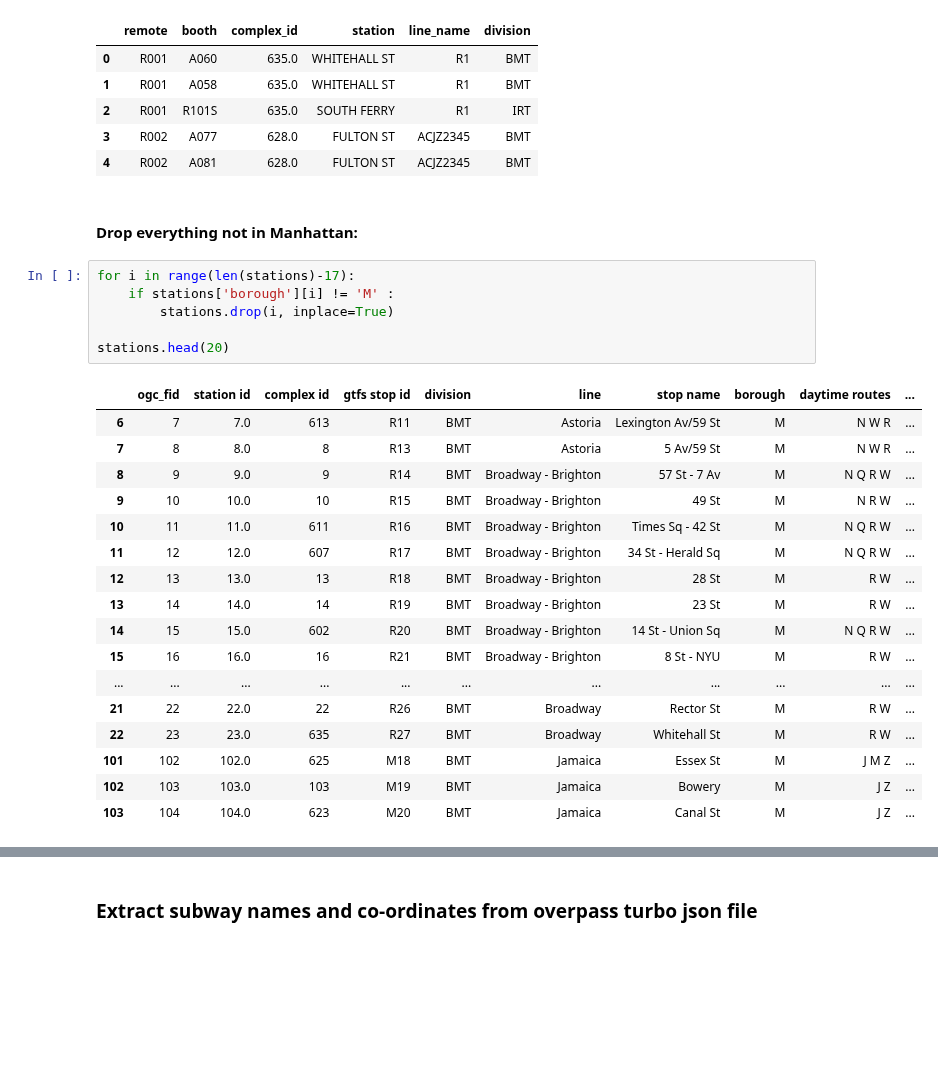
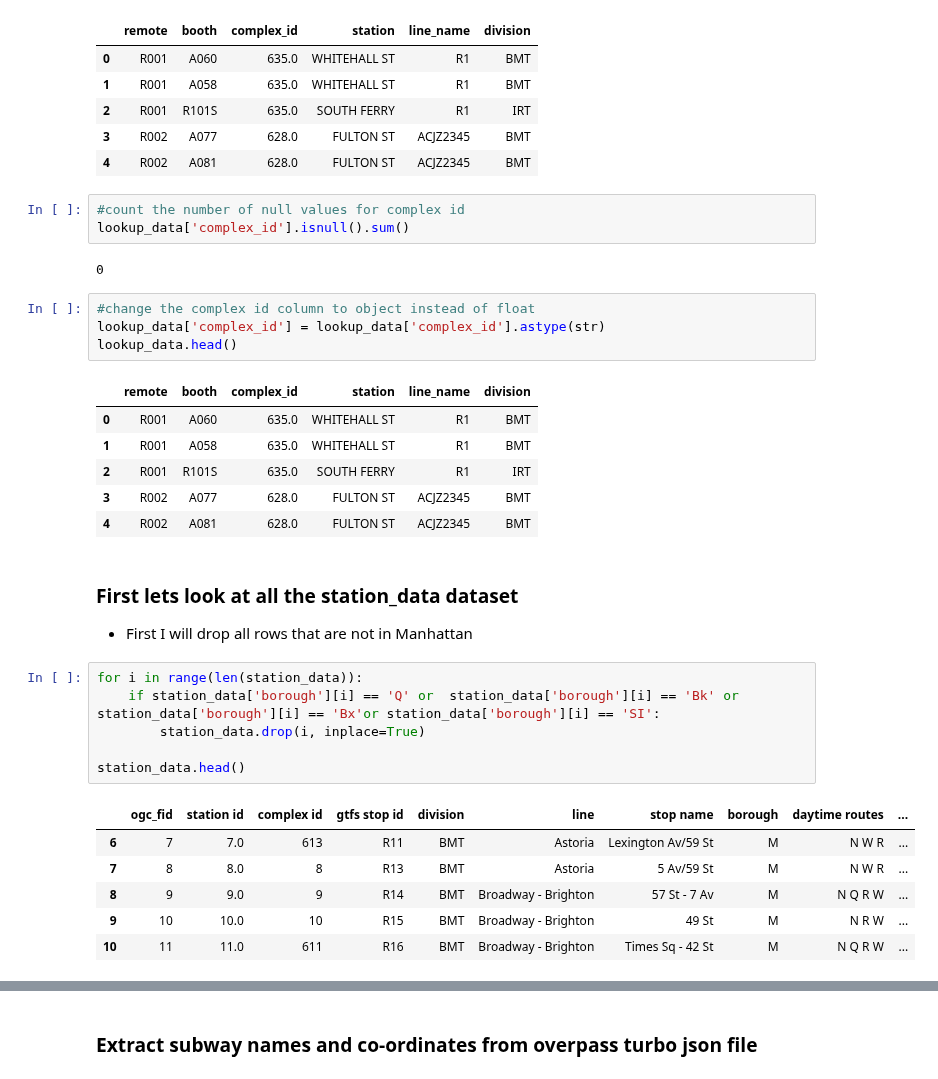
Before and after one commit to Fei117117/NYSeeNow, a Jupyter notebook: NYSeeNow-ML/SubwayData/subway.ipynb, the cells around one changed output, grey strips where cells are left out. Cells and saved outputs as stored; diff of their text form; blank space fills up the shorter version.

Commit message:
confusing linking of data

```diff
--- a/NYSeeNow-ML/SubwayData/subway.ipynb
+++ b/NYSeeNow-ML/SubwayData/subway.ipynb
@@ -47,29 +47,35 @@ lookup_data.head()
 | 2 | R001 | R101S | 635.0 | SOUTH FERRY | R1 | IRT |
 | 3 | R002 | A077 | 628.0 | FULTON ST | ACJZ2345 | BMT |
 | 4 | R002 | A081 | 628.0 | FULTON ST | ACJZ2345 | BMT |
-# %% [markdown]
-#### Drop everything not in Manhattan:
+# %%
+#count the number of null values for complex id
+lookup_data['complex_id'].isnull().sum()
+# %% [output]
+0
+# %%
+#change the complex id column to object instead of float
+lookup_data['complex_id'] = lookup_data['complex_id'].astype(str)
+lookup_data.head()
+# %% [output]
+|  | remote | booth | complex_id | station | line_name | division |
+| 0 | R001 | A060 | 635.0 | WHITEHALL ST | R1 | BMT |
+| 1 | R001 | A058 | 635.0 | WHITEHALL ST | R1 | BMT |
+| 2 | R001 | R101S | 635.0 | SOUTH FERRY | R1 | IRT |
+| 3 | R002 | A077 | 628.0 | FULTON ST | ACJZ2345 | BMT |
+| 4 | R002 | A081 | 628.0 | FULTON ST | ACJZ2345 | BMT |
+# %% [markdown]
+### First lets look at all the station_data dataset
+- First I will drop all rows that are not in Manhattan
 # %%
-for i in range(len(stations)-17):
-    if stations['borough'][i] != 'M' :
-        stations.drop(i, inplace=True)
+for i in range(len(station_data)):
+    if station_data['borough'][i] == 'Q' or  station_data['borough'][i] == 'Bk' or station_data['borough'][i] == 'Bx'or station_data['borough'][i] == 'SI':
+        station_data.drop(i, inplace=True)
 
-stations.head(20)
+station_data.head()
 # %% [output]
 |  | ogc_fid | station id | complex id | gtfs stop id | division | line | stop name | borough | daytime routes | ... |
 | 6 | 7 | 7.0 | 613 | R11 | BMT | Astoria | Lexington Av/59 St | M | N W R | ... |
 | 7 | 8 | 8.0 | 8 | R13 | BMT | Astoria | 5 Av/59 St | M | N W R | ... |
 | 8 | 9 | 9.0 | 9 | R14 | BMT | Broadway - Brighton | 57 St - 7 Av | M | N Q R W | ... |
 | 9 | 10 | 10.0 | 10 | R15 | BMT | Broadway - Brighton | 49 St | M | N R W | ... |
 | 10 | 11 | 11.0 | 611 | R16 | BMT | Broadway - Brighton | Times Sq - 42 St | M | N Q R W | ... |
-| 11 | 12 | 12.0 | 607 | R17 | BMT | Broadway - Brighton | 34 St - Herald Sq | M | N Q R W | ... |
-| 12 | 13 | 13.0 | 13 | R18 | BMT | Broadway - Brighton | 28 St | M | R W | ... |
-| 13 | 14 | 14.0 | 14 | R19 | BMT | Broadway - Brighton | 23 St | M | R W | ... |
-| 14 | 15 | 15.0 | 602 | R20 | BMT | Broadway - Brighton | 14 St - Union Sq | M | N Q R W | ... |
-| 15 | 16 | 16.0 | 16 | R21 | BMT | Broadway - Brighton | 8 St - NYU | M | R W | ... |
-| ... | ... | ... | ... | ... | ... | ... | ... | ... | ... | ... |
-| 21 | 22 | 22.0 | 22 | R26 | BMT | Broadway | Rector St | M | R W | ... |
-| 22 | 23 | 23.0 | 635 | R27 | BMT | Broadway | Whitehall St | M | R W | ... |
-| 101 | 102 | 102.0 | 625 | M18 | BMT | Jamaica | Essex St | M | J M Z | ... |
-| 102 | 103 | 103.0 | 103 | M19 | BMT | Jamaica | Bowery | M | J Z | ... |
-| 103 | 104 | 104.0 | 623 | M20 | BMT | Jamaica | Canal St | M | J Z | ... |
```
Also changed, not shown: parts of 12 cells of this notebook.
